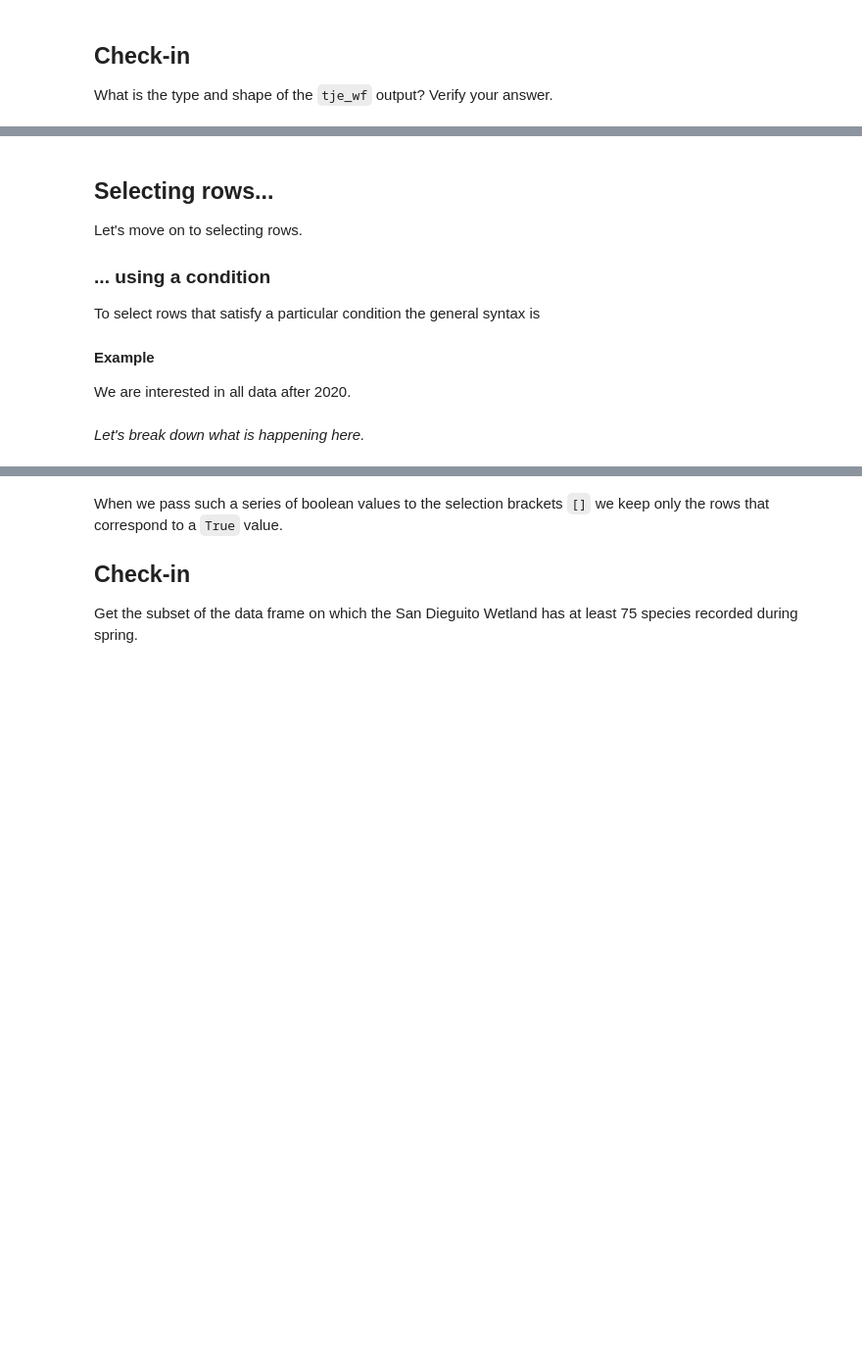
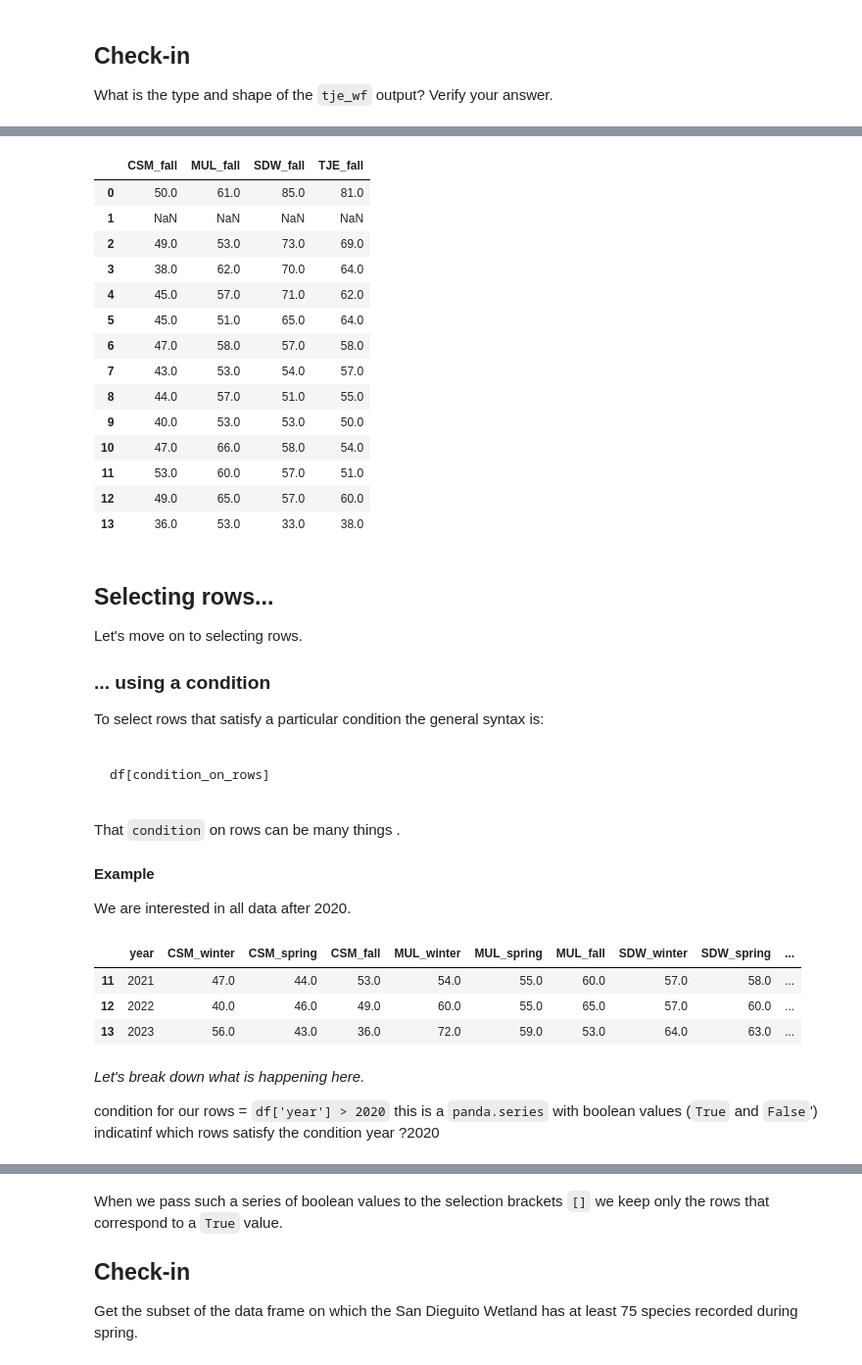
Before and after one commit to Karlavramos/eds220-in-class, a Jupyter notebook: week1/week-1-pandas-subsetting-STUDENTS.ipynb, the cells around one changed output, grey strips where cells are left out. Shown at 98% size. Saved outputs shown, nothing was run; the diff lists cells and outputs as text; code cells hidden in the pictures; blank space fills up the shorter version.

````diff
--- a/week1/week-1-pandas-subsetting-STUDENTS.ipynb
+++ b/week1/week-1-pandas-subsetting-STUDENTS.ipynb
@@ -215,15 +283,54 @@ Select the slice of columns that covers data from CSM and Mugu Lagoon.
+# %%
+# Select all columns that have fall in it
+df.filter(like="fall")
+# %% [output]
+|  | CSM_fall | MUL_fall | SDW_fall | TJE_fall |
+| 0 | 50.0 | 61.0 | 85.0 | 81.0 |
+| 1 | NaN | NaN | NaN | NaN |
+| 2 | 49.0 | 53.0 | 73.0 | 69.0 |
+| 3 | 38.0 | 62.0 | 70.0 | 64.0 |
+| 4 | 45.0 | 57.0 | 71.0 | 62.0 |
+| 5 | 45.0 | 51.0 | 65.0 | 64.0 |
+| 6 | 47.0 | 58.0 | 57.0 | 58.0 |
+| 7 | 43.0 | 53.0 | 54.0 | 57.0 |
+| 8 | 44.0 | 57.0 | 51.0 | 55.0 |
+| 9 | 40.0 | 53.0 | 53.0 | 50.0 |
+| 10 | 47.0 | 66.0 | 58.0 | 54.0 |
+| 11 | 53.0 | 60.0 | 57.0 | 51.0 |
+| 12 | 49.0 | 65.0 | 57.0 | 60.0 |
+| 13 | 36.0 | 53.0 | 33.0 | 38.0 |
 # %% [markdown]
 ## Selecting rows...
 Let's move on to selecting rows.
 
 ### ... using a condition
-To select rows that satisfy a particular condition the general syntax is
+To select rows that satisfy a particular condition the general syntax is:
 
+```python
+
+df[condition_on_rows]
+
+```
+
+That `condition` on rows can be many things \.
 
 
 
 #### Example
 
 We are interested in all data after 2020.
-# %% [markdown]
-*Let's break down what is happening here.*
+# %%
+# Select all the rows with year > 2020
+
+post_2020 = df[df['year']>2020]
+post_2020
+# %% [output]
+|  | year | CSM_winter | CSM_spring | CSM_fall | MUL_winter | MUL_spring | MUL_fall | SDW_winter | SDW_spring | ... |
+| 11 | 2021 | 47.0 | 44.0 | 53.0 | 54.0 | 55.0 | 60.0 | 57.0 | 58.0 | ... |
+| 12 | 2022 | 40.0 | 46.0 | 49.0 | 60.0 | 55.0 | 65.0 | 57.0 | 60.0 | ... |
+| 13 | 2023 | 56.0 | 43.0 | 36.0 | 72.0 | 59.0 | 53.0 | 64.0 | 63.0 | ... |
+# %% [markdown]
+*Let's break down what is happening here.*
+
+condition for our rows = `df['year'] > 2020` this is a `panda.series` with boolean values (`True` and `False`')
+indicatinf which rows satisfy the condition year ?2020
````
Also changed, not shown: parts of 23 cells of this notebook.
